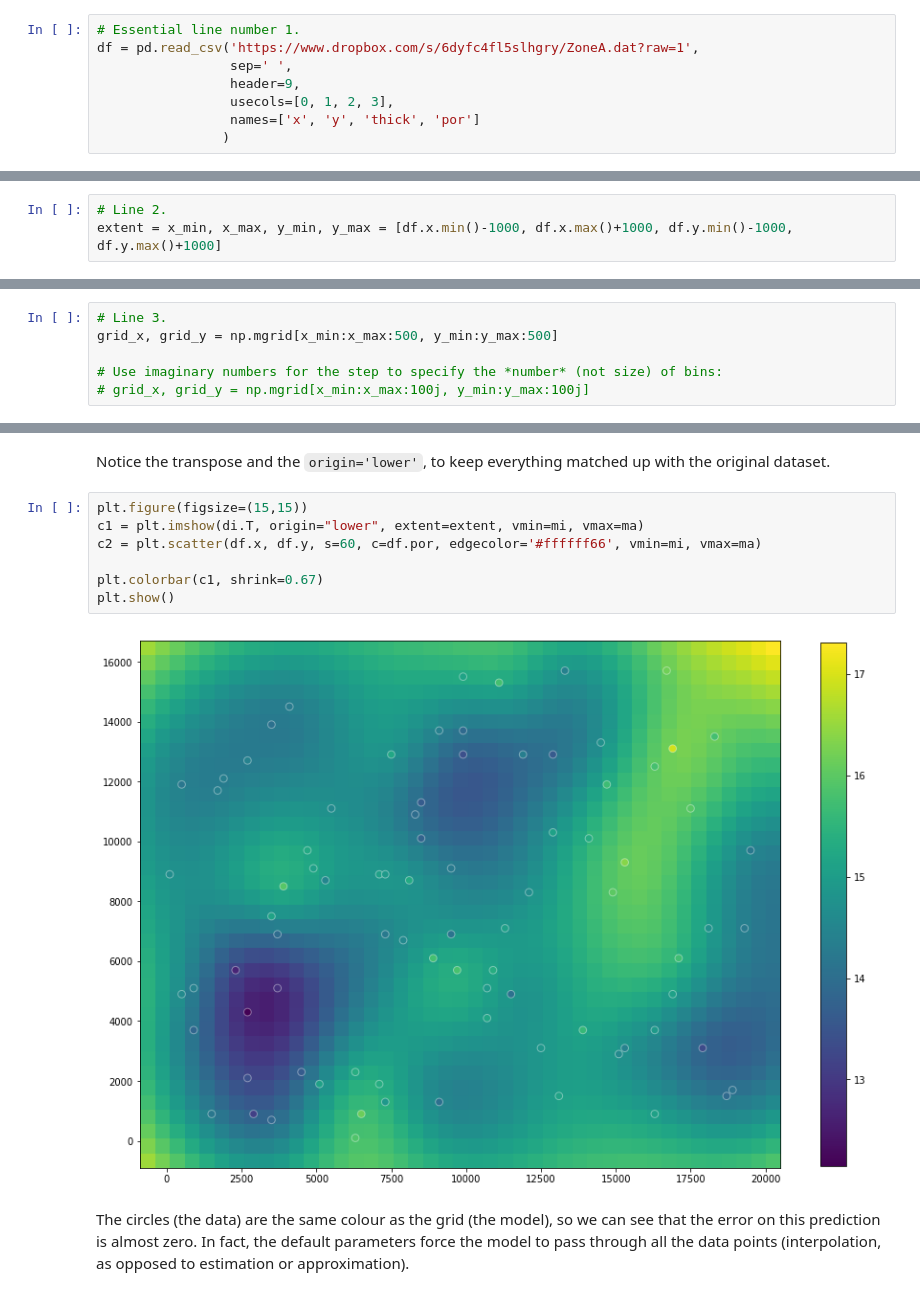
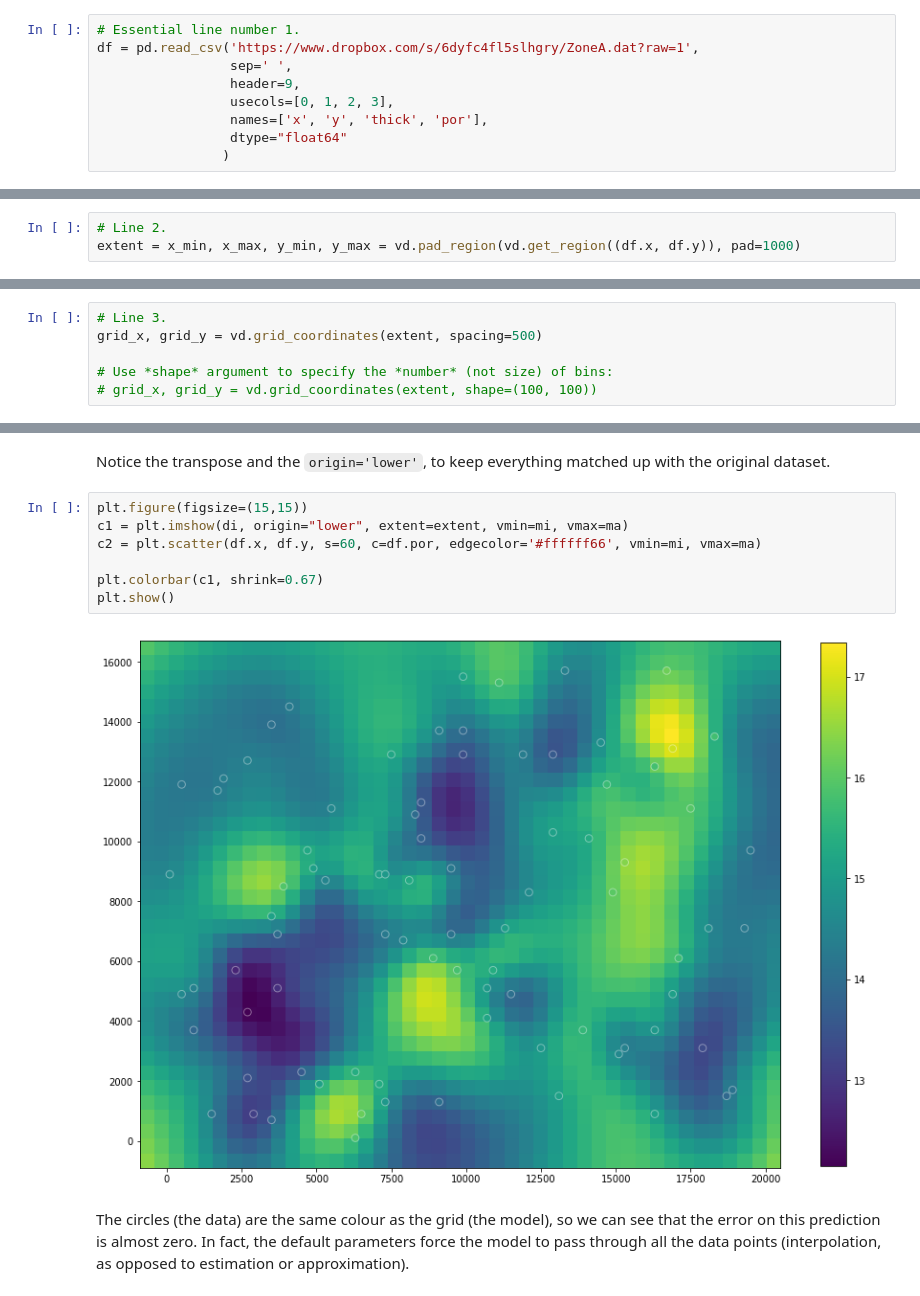
Before and after one commit to agilescientific/xlines, a Jupyter notebook: notebooks/11_Gridding_map_data.ipynb, the cells around one changed output, grey strips where cells are left out. Saved outputs shown, nothing was run; the diff lists cells and outputs as text.

```diff
--- a/notebooks/11_Gridding_map_data.ipynb
+++ b/notebooks/11_Gridding_map_data.ipynb
@@ -20,7 +21,8 @@ df = pd.read_csv('https://www.dropbox.com/s/6dyfc4fl5slhgry/ZoneA.dat?raw=1',
                  sep=' ',
                  header=9,
                  usecols=[0, 1, 2, 3],
-                 names=['x', 'y', 'thick', 'por']
+                 names=['x', 'y', 'thick', 'por'],
+                 dtype="float64"
                 )
 # %%
 df.head()
@@ -52,7 +54,7 @@ sns.distplot(df.por)
 This looks a bit unpleasant, but we're just getting out min and max values for the x and y columns.
 # %%
 # Line 2.
-extent = x_min, x_max, y_min, y_max = [df.x.min()-1000, df.x.max()+1000, df.y.min()-1000, df.y.max()+1000]
+extent = x_min, x_max, y_min, y_max = vd.pad_region(vd.get_region((df.x, df.y)), pad=1000)
 # %% [markdown]
 Now we can plot the data:
 # %%
@@ -78,10 +78,10 @@ Following [this recipe](https://docs.scipy.org/doc/scipy/reference/generated/sci
 We must make a grid, which represents the points we'd like to predict.
 # %%
 # Line 3.
-grid_x, grid_y = np.mgrid[x_min:x_max:500, y_min:y_max:500]
+grid_x, grid_y = vd.grid_coordinates(extent, spacing=500)
 
-# Use imaginary numbers for the step to specify the *number* (not size) of bins:
-# grid_x, grid_y = np.mgrid[x_min:x_max:100j, y_min:y_max:100j]
+# Use *shape* argument to specify the *number* (not size) of bins:
+# grid_x, grid_y = vd.grid_coordinates(extent, shape=(100, 100))
 # %%
 plt.figure(figsize=(10,6))
 plt.scatter(grid_x, grid_y, s=10)
@@ -111,13 +111,13 @@ ma = np.max(np.hstack([di.ravel(), df.por.values]))
 Notice the transpose and the `origin='lower'`, to keep everything matched up with the original dataset.
 # %%
 plt.figure(figsize=(15,15))
-c1 = plt.imshow(di.T, origin="lower", extent=extent, vmin=mi, vmax=ma)
+c1 = plt.imshow(di, origin="lower", extent=extent, vmin=mi, vmax=ma)
 c2 = plt.scatter(df.x, df.y, s=60, c=df.por, edgecolor='#ffffff66', vmin=mi, vmax=ma)
 
 plt.colorbar(c1, shrink=0.67)
 plt.show()
 # %% [output]
-[figure, old version]
+[figure, new version]
 # %% [markdown]
 The circles (the data) are the same colour as the grid (the model), so we can see that the error on this prediction is almost zero. In fact, the default parameters force the model to pass through all the data points (interpolation, as opposed to estimation or approximation).
 # %% [markdown]
```
Also changed, not shown: parts of 17 cells of this notebook, 1 other file.
